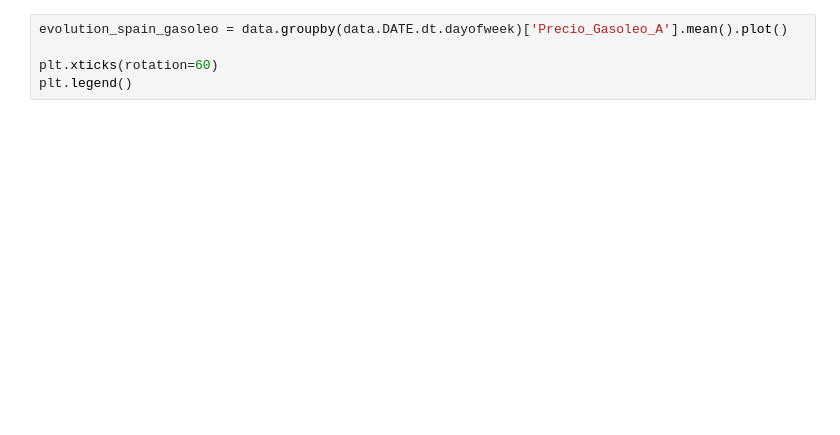
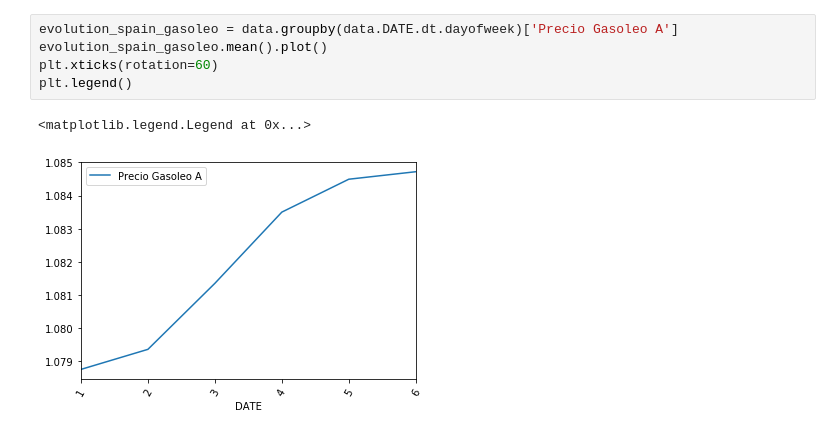
Before and after one commit to raiabril/jupyter_notebooks, a Jupyter notebook: gasolineras.ipynb, the cells around one changed output. Cells and saved outputs as stored; diff of their text form; blank space fills up the shorter version.

```diff
--- a/gasolineras.ipynb
+++ b/gasolineras.ipynb
@@ -65,5 +305,8 @@ plt.legend()
 # %%
-evolution_spain_gasoleo = data.groupby(data.DATE.dt.dayofweek)['Precio_Gasoleo_A'].mean().plot()
-
+evolution_spain_gasoleo = data.groupby(data.DATE.dt.dayofweek)['Precio Gasoleo A']
+evolution_spain_gasoleo.mean().plot()
 plt.xticks(rotation=60)
 plt.legend()
+# %% [output]
+<matplotlib.legend.Legend at 0x...>
+[figure, added]
```
Also changed, not shown: parts of 33 cells of this notebook, 3 other files.
